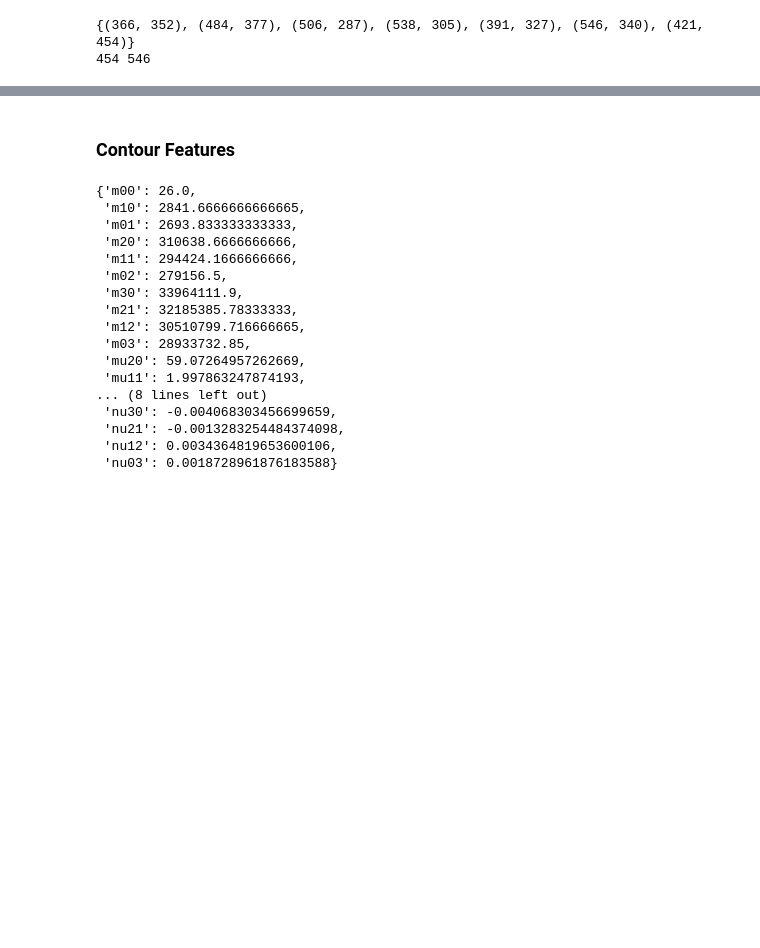
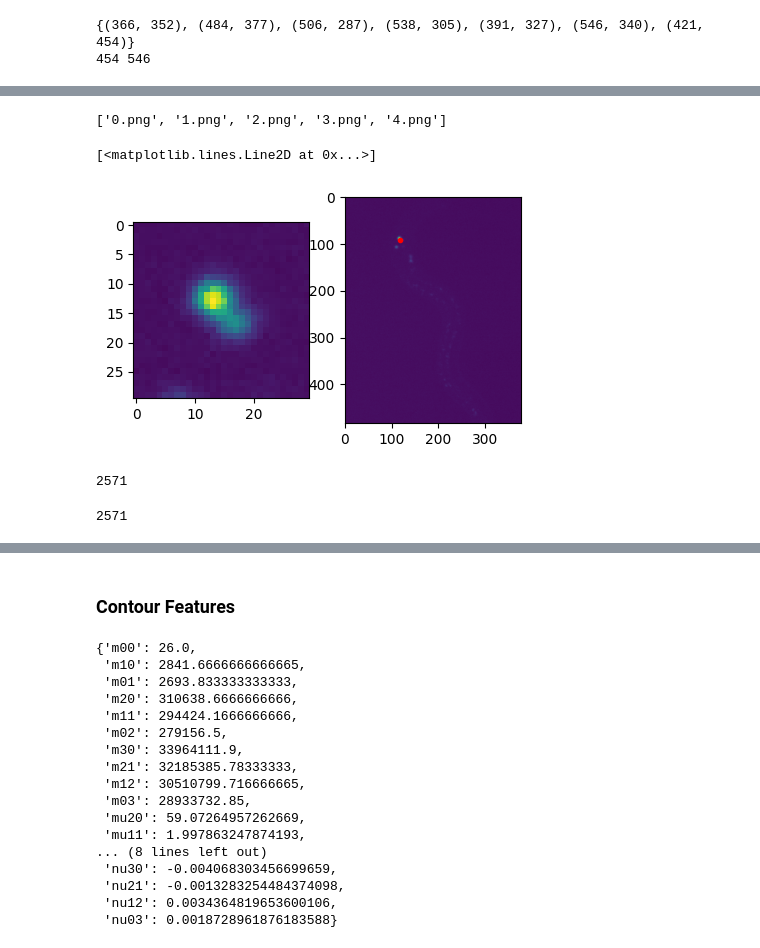
Before and after one commit to Hclover2003/catracking, a Jupyter notebook: imagedetection.ipynb, the cells around one changed output, grey strips where cells are left out. Saved outputs shown, nothing was run; the diff lists cells and outputs as text; code cells hidden in the pictures; blank space fills up the shorter version.

```diff
--- a/imagedetection.ipynb
+++ b/imagedetection.ipynb
@@ -153,0 +134,8 @@ Number of contours: 2
+# %%
+import re
+imgs_11408 = [path for path in os.listdir(os.path.join(imgs_dir, "11408")) if path.endswith(".png")]
+imgs_11408.sort(key=lambda f: int(re.sub('\D', '', f)))
+pos_11408 = np.load("/Users/huayinluo/Desktop/code/CaTracking/data/positions/AVA_11408.mat.npy")
+imgs_11408[:5]
+# %% [output]
+['0.png', '1.png', '2.png', '3.png', '4.png']
@@ -153,0 +144,23 @@ Number of contours: 2
+# %%
+posx, posy = pos_11408[0]
+posx, posy = int(posx), int(posy)
+crop_size = 10
+img = cv2.cvtColor(cv2.imread(os.path.join(imgs_dir, "11408", imgs_11408[0])), cv2.COLOR_BGR2RGB)
+
+def crop_img(img, posx, posy, crop_size):
+    return img[
+                    posy-crop_size:posy+crop_size,
+                    posx-crop_size:posx+crop_size,
+                    :]
+
+fig, ax=plt.subplots(1, 2, figsize=(5,5))
+ax[0].imshow(crop_img(img, posx, posy, 15))
+ax[1].imshow(img)
+ax[1].plot(posx, posy, 'r.')
+# %% [output]
+[<matplotlib.lines.Line2D at 0x...>]
+[figure, added]
+# %%
+len(imgs_11408)
+# %% [output]
+2571
@@ -153,0 +177,4 @@ Number of contours: 2
+# %%
+len(img_means)
+# %% [output]
+2571
```
Also changed, not shown: parts of 20 cells of this notebook, 1 other file.
